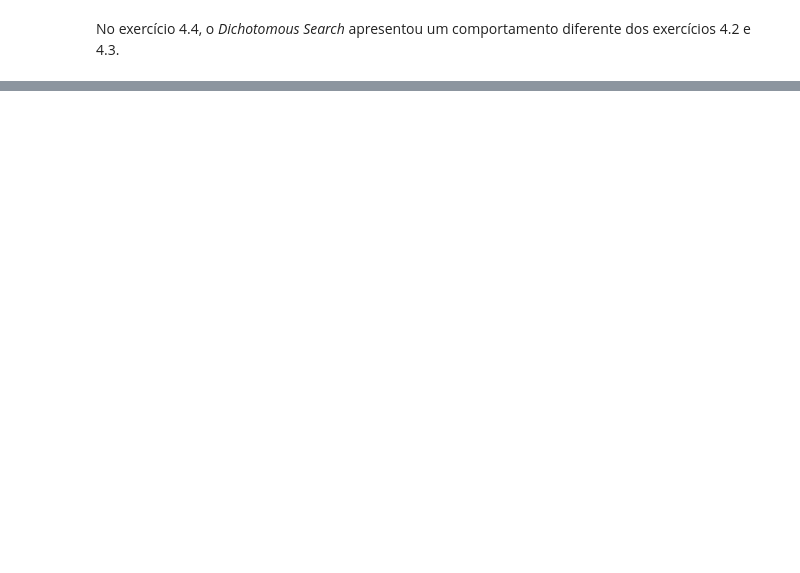
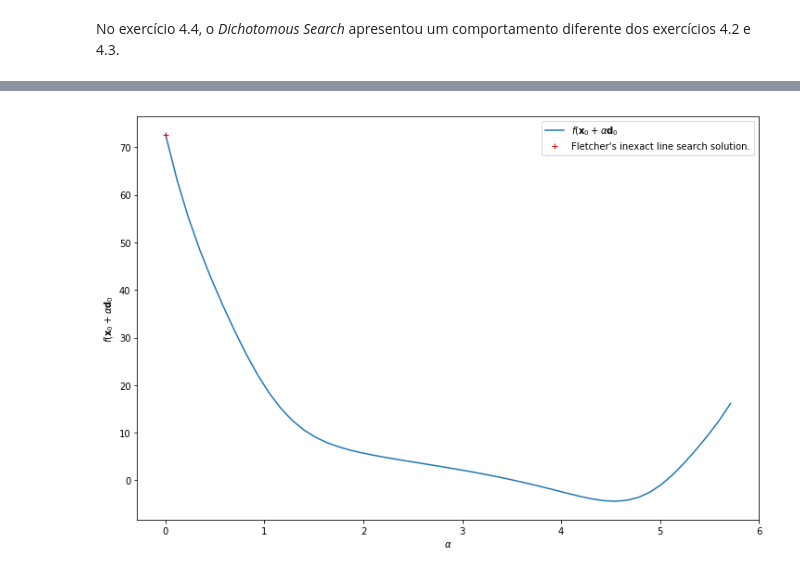
Before and after one commit to crucis/ConvexOptimization, a Jupyter notebook: Exercises/ExerciciosLista1.ipynb, the cells around one changed output, grey strips where cells are left out. Cells and saved outputs as stored; diff of their text form; code cells hidden in the pictures; blank space fills up the shorter version.

```diff
--- a/Exercises/ExerciciosLista1.ipynb
+++ b/Exercises/ExerciciosLista1.ipynb
@@ -190,0 +234,6 @@ No exercício 4.4, o _Dichotomous Search_ apresentou um comportamento diferente
+# %%
+x_0 = np.array([-np.pi, np.pi])
+d_0 = np.array([1.0, -1.1])
+func = functionObj(order4_polynomial)
+item_d_optimizer = InexactLineSearch(func, x_0, d_0)
+_, alpha = item_d_optimizer.find_min()
@@ -190,0 +246,7 @@ No exercício 4.4, o _Dichotomous Search_ apresentou um comportamento diferente
+# %%
+from run_exercises import plot_func_alpha
+func = functionObj(order4_polynomial)
+
+item_d_optimizer = InexactLineSearch(func, x_0, d_0)
+alpha, f0 = item_d_optimizer._line_search()
+print(alpha, f0)
@@ -190,0 +259,5 @@ No exercício 4.4, o _Dichotomous Search_ apresentou um comportamento diferente
+# %%
+alphas = np.linspace(0, 5.7120)
+plot_func_alpha(x_0, d_0, alphas, alpha, f0)
+# %% [output]
+[figure, added]
```
Also changed, not shown: parts of 23 cells of this notebook.
